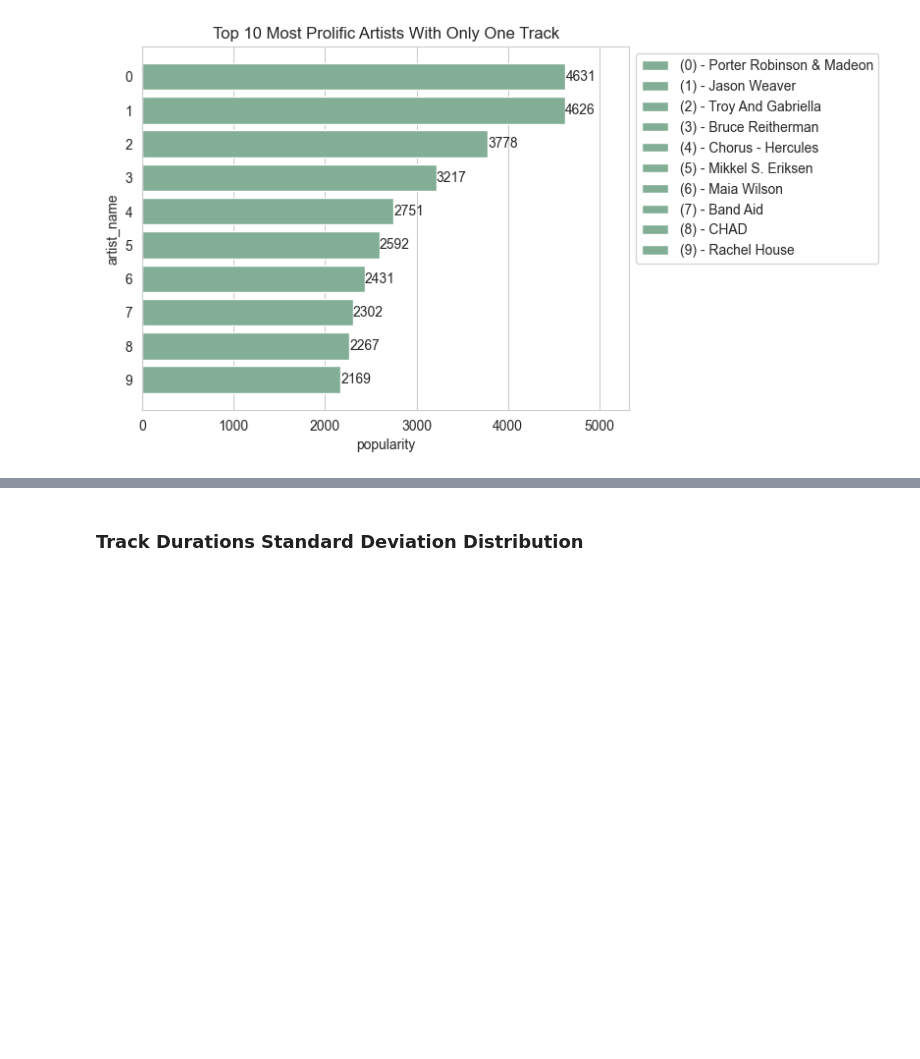
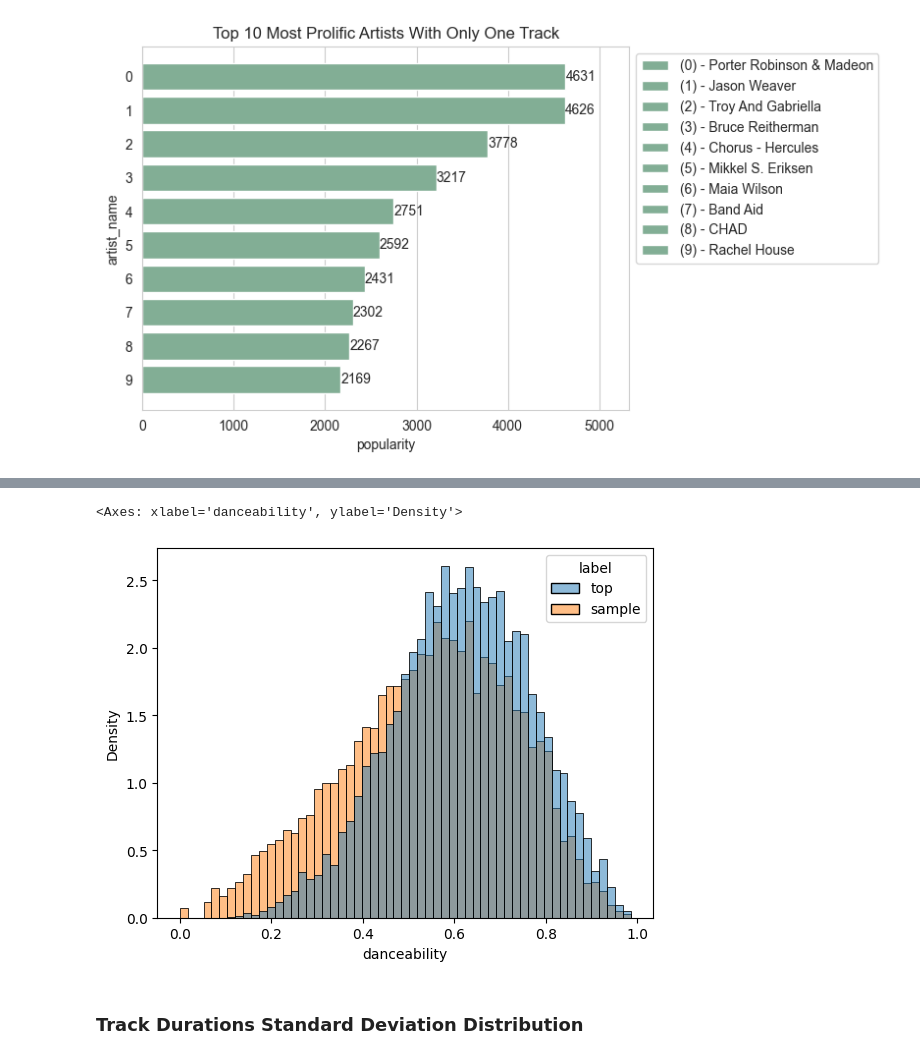
Before and after one commit to ersimpson/ece143final, a Jupyter notebook: src/EDA.ipynb, the cells around one changed output, grey strips where cells are left out. Saved outputs shown, nothing was run; the diff lists cells and outputs as text; code cells hidden in the pictures; blank space fills up the shorter version.

Commit message:
Merged EDA and basic_stats notebooks

```diff
--- a/src/EDA.ipynb
+++ b/src/EDA.ipynb
@@ -22,5 +28,5 @@ import wordcloud
 # %%
-playlist_df, tracks_df, playlist_tracks_df = read_pre_processed_data('../data')
+playlist_df, tracks_df, playlist_tracks_df, relations_df = read_pre_processed_data('../data')
 # %% [markdown]
 ### Most Popular Track, Artist and Albums
 # %%
@@ -91,0 +100,6 @@ The palette list has fewer values (1) than needed (10) and will cycle, which may
+# %%
+df = get_most_common_tracks(tracks_df, relations_df, n=10_000)
+# %%
+sample_tracks_df = tracks_df.sample(10_000)
+sample_audio_df = get_tracks_audio_features(sample_tracks_df, client_id, client_secret)
+sample_audio_df.describe()
@@ -91,0 +116,4 @@ The palette list has fewer values (1) than needed (10) and will cycle, which may
+# %%
+top_tracks_df = df.join(tracks_df, lsuffix="_left")
+top_audio_df = get_tracks_audio_features(top_tracks_df, client_id, client_secret)
+top_audio_df.describe()
@@ -92,3 +130,11 @@ The palette list has fewer values (1) than needed (10) and will cycle, which may
+# %%
+sample_audio_df["label"] = "sample"
+top_audio_df["label"] = "top"
+hist_df = pd.concat([top_audio_df, sample_audio_df], ignore_index=True)
+sns.histplot(hist_df, x="danceability", hue="label", stat="density", common_norm=False)
+# %% [output]
+<Axes: xlabel='danceability', ylabel='Density'>
+[figure, added]
 # %% [markdown]
 ### Track Durations Standard Deviation Distribution
 # %%
```
Also changed, not shown: parts of 18 cells of this notebook.
